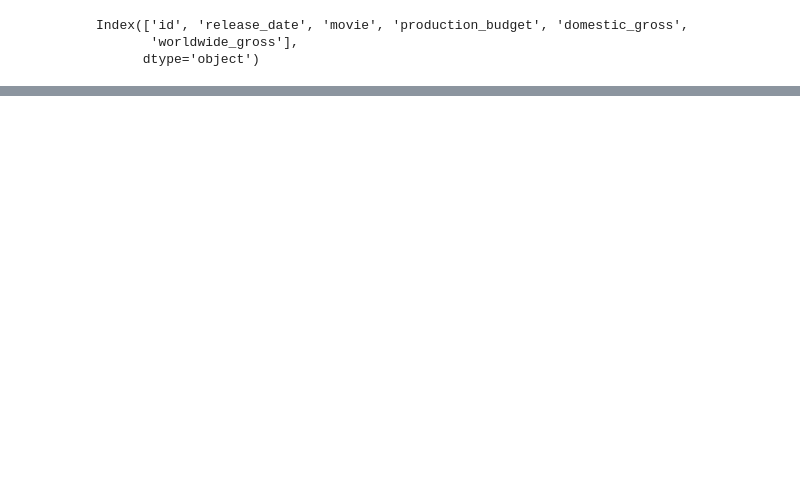
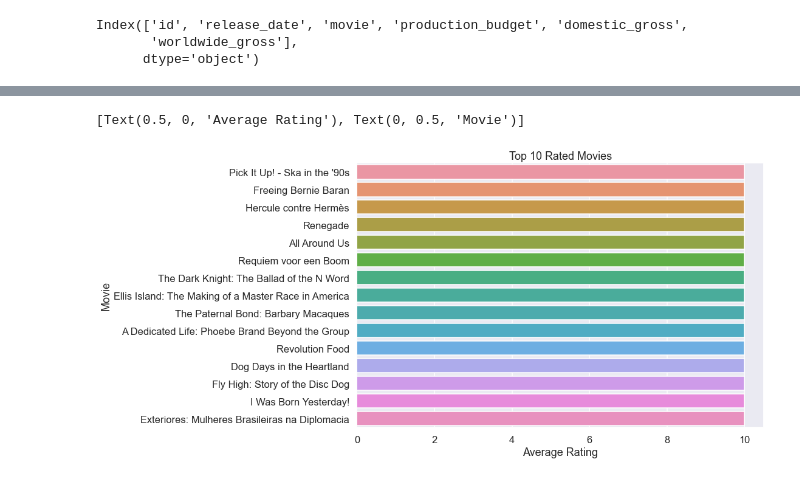
Before and after one commit to hoganbyun/Movie_analysis, a Jupyter notebook: Phase 1 Project Code.ipynb, the cells around one changed output, grey strips where cells are left out. Saved outputs shown, nothing was run; the diff lists cells and outputs as text; code cells hidden in the pictures; blank space fills up the shorter version.

```diff
--- a/Phase 1 Project Code.ipynb
+++ b/Phase 1 Project Code.ipynb
@@ -106,0 +532,4 @@ Index(['id', 'release_date', 'movie', 'production_budget', 'domestic_gross',
+# %%
+# movies are unidentifyable by tconst so merge with title_basics
+t_ratings_t_basics_df = pd.merge(title_ratings_df, title_basics_df, on = ['tconst'],
+                        how = 'left')
@@ -106,0 +549,5 @@ Index(['id', 'release_date', 'movie', 'production_budget', 'domestic_gross',
+# %%
+# first sort by average rating
+sorted_movies_by_avg_rating = t_ratings_t_basics_df.sort_values(by = 'averagerating'
+                                                                , ascending = False)
+sorted_movies_by_avg_rating.head()
@@ -106,0 +561,12 @@ Index(['id', 'release_date', 'movie', 'production_budget', 'domestic_gross',
+# %%
+sns.set_style("darkgrid")
+sns.set_context("talk")
+fig = plt.figure(figsize = (12, 8))
+plt.title('Top 10 Rated Movies')
+ax = sns.barplot(x = 'averagerating', y = 'primary_title', data =
+                 sorted_movies_by_avg_rating[0:15])
+
+ax.set(xlabel = 'Average Rating', ylabel = 'Movie')
+# %% [output]
+[Text(0.5, 0, 'Average Rating'), Text(0, 0.5, 'Movie')]
+[figure, added]
```
Also changed, not shown: parts of 62 cells of this notebook.
